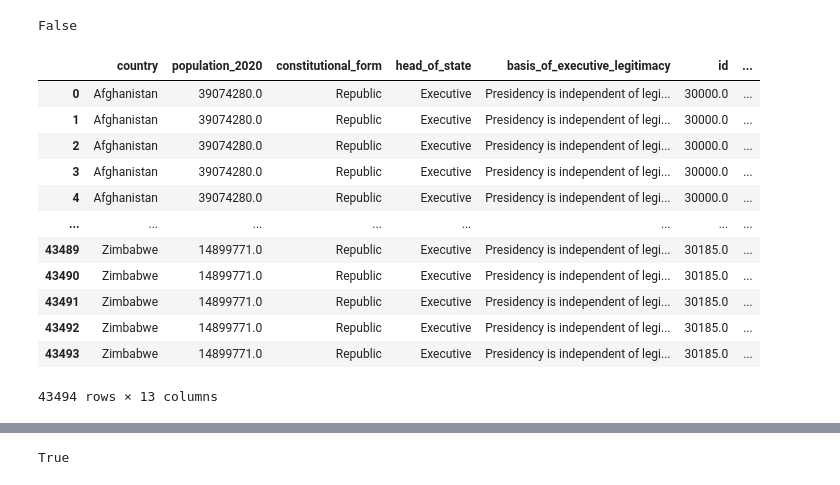
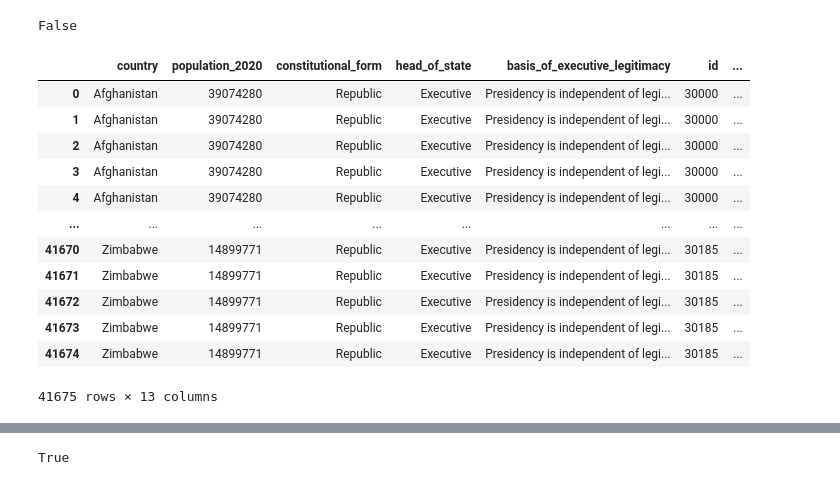
Before and after one commit to jonathanezeugo/Happiness_vs_Pandemic, a Jupyter notebook: happiness_vs_pandemic.ipynb, the cells around one changed output, grey strips where cells are left out. Saved outputs shown, nothing was run; the diff lists cells and outputs as text; code cells hidden in the pictures.

```diff
--- a/happiness_vs_pandemic.ipynb
+++ b/happiness_vs_pandemic.ipynb
@@ -314,2 +314,2 @@ world_pop_merg
 # %%
-world_pop_drop=world_pop_merg.dropna(subset=['constitutional_form'])
+world_pop_drop=world_pop_merg.dropna(subset=['constitutional_form','population_2020'])
@@ -867,27 +893,27 @@ array(['Afghanistan', 'Albania', 'Algeria', 'Antigua and Barbuda',
        'Uruguay', 'Uzbekistan', 'Vanuatu', 'Vatican', 'Venezuela',
        'Vietnam', 'World', 'Yemen', 'Zambia', 'Zimbabwe'], dtype=object)
 # %%
-clean_covid_df = clean_covid_df[clean_covid_df["country"].str.contains("Solomon Islands")==False]
-clean_covid_df = clean_covid_df[clean_covid_df["country"].str.contains("Somalia")==False]
-clean_covid_df = clean_covid_df[clean_covid_df["country"].str.contains("South America")==False]
-clean_covid_df = clean_covid_df[clean_covid_df["country"].str.contains("South Sudan")==False]
-clean_covid_df = clean_covid_df[clean_covid_df["country"].str.contains("Sudan")==False]
-clean_covid_df = clean_covid_df[clean_covid_df["country"].str.contains("Suriname")==False]
-clean_covid_df = clean_covid_df[clean_covid_df["country"].str.contains("Saint Lucia")==False]
-clean_covid_df = clean_covid_df[clean_covid_df["country"].str.contains("Qatar")==False]
-clean_covid_df = clean_covid_df[clean_covid_df["country"].str.contains("International")==False]
-clean_covid_df = clean_covid_df[clean_covid_df["country"].str.contains("Cuba")==False]
-clean_covid_df = clean_covid_df[clean_covid_df["country"].str.contains("Bhutan")==False]
+# clean_covid_df = clean_covid_df[clean_covid_df["country"].str.contains("Solomon Islands")==False]
+# clean_covid_df = clean_covid_df[clean_covid_df["country"].str.contains("Somalia")==False]
+# clean_covid_df = clean_covid_df[clean_covid_df["country"].str.contains("South America")==False]
+# clean_covid_df = clean_covid_df[clean_covid_df["country"].str.contains("South Sudan")==False]
+# clean_covid_df = clean_covid_df[clean_covid_df["country"].str.contains("Sudan")==False]
+# clean_covid_df = clean_covid_df[clean_covid_df["country"].str.contains("Suriname")==False]
+# clean_covid_df = clean_covid_df[clean_covid_df["country"].str.contains("Saint Lucia")==False]
+# clean_covid_df = clean_covid_df[clean_covid_df["country"].str.contains("Qatar")==False]
+# clean_covid_df = clean_covid_df[clean_covid_df["country"].str.contains("International")==False]
+# clean_covid_df = clean_covid_df[clean_covid_df["country"].str.contains("Cuba")==False]
+# clean_covid_df = clean_covid_df[clean_covid_df["country"].str.contains("Bhutan")==False]
 # %%
-clean_covid_df = clean_covid_df[clean_covid_df["country"].str.contains("Syria")==False]
-clean_covid_df = clean_covid_df[clean_covid_df["country"].str.contains("Timor")==False]
-clean_covid_df = clean_covid_df[clean_covid_df["country"].str.contains("Vanuatu")==False]
-clean_covid_df = clean_covid_df[clean_covid_df["country"].str.contains("Vatican")==False]
-clean_covid_df = clean_covid_df[clean_covid_df["country"].str.contains("World")==False]
-clean_covid_df = clean_covid_df[clean_covid_df["country"].str.contains("Antigua and Barbuda")==False]
-clean_covid_df = clean_covid_df[clean_covid_df["country"].str.contains("Hong Kong")==False]
-clean_covid_df = clean_covid_df[clean_covid_df["country"].str.contains("Taiwan")==False]
-clean_covid_df = clean_covid_df[clean_covid_df["country"].str.contains("South Africa")==False]
+# clean_covid_df = clean_covid_df[clean_covid_df["country"].str.contains("Syria")==False]
+# clean_covid_df = clean_covid_df[clean_covid_df["country"].str.contains("Timor")==False]
+# clean_covid_df = clean_covid_df[clean_covid_df["country"].str.contains("Vanuatu")==False]
+# clean_covid_df = clean_covid_df[clean_covid_df["country"].str.contains("Vatican")==False]
+# clean_covid_df = clean_covid_df[clean_covid_df["country"].str.contains("World")==False]
+# clean_covid_df = clean_covid_df[clean_covid_df["country"].str.contains("Antigua and Barbuda")==False]
+# clean_covid_df = clean_covid_df[clean_covid_df["country"].str.contains("Hong Kong")==False]
+# clean_covid_df = clean_covid_df[clean_covid_df["country"].str.contains("Taiwan")==False]
+# clean_covid_df = clean_covid_df[clean_covid_df["country"].str.contains("South Africa")==False]
 # %%
 n = len(pd.unique(clean_covid_df['country']))
 
@@ -1009,22 +1035,22 @@ clean_covid_df.isnull().values.any()
 # %% [output]
 False
 # %%
-new_world_covid_data= pd.merge(un_govt, clean_covid_df, on= 'country', how='right')
+new_world_covid_data= pd.merge(un_govt, clean_covid_df, on= 'country', how='left')
 new_world_covid_data
 # %% [output]
 |  | country | population_2020 | constitutional_form | head_of_state | basis_of_executive_legitimacy | id | ... |
-| 0 | Afghanistan | 39074280.0 | Republic | Executive | Presidency is independent of legi... | 30000.0 | ... |
-| 1 | Afghanistan | 39074280.0 | Republic | Executive | Presidency is independent of legi... | 30000.0 | ... |
-| 2 | Afghanistan | 39074280.0 | Republic | Executive | Presidency is independent of legi... | 30000.0 | ... |
-| 3 | Afghanistan | 39074280.0 | Republic | Executive | Presidency is independent of legi... | 30000.0 | ... |
-| 4 | Afghanistan | 39074280.0 | Republic | Executive | Presidency is independent of legi... | 30000.0 | ... |
+| 0 | Afghanistan | 39074280 | Republic | Executive | Presidency is independent of legi... | 30000 | ... |
+| 1 | Afghanistan | 39074280 | Republic | Executive | Presidency is independent of legi... | 30000 | ... |
+| 2 | Afghanistan | 39074280 | Republic | Executive | Presidency is independent of legi... | 30000 | ... |
+| 3 | Afghanistan | 39074280 | Republic | Executive | Presidency is independent of legi... | 30000 | ... |
+| 4 | Afghanistan | 39074280 | Republic | Executive | Presidency is independent of legi... | 30000 | ... |
 | ... | ... | ... | ... | ... | ... | ... | ... |
-| 43489 | Zimbabwe | 14899771.0 | Republic | Executive | Presidency is independent of legi... | 30185.0 | ... |
-| 43490 | Zimbabwe | 14899771.0 | Republic | Executive | Presidency is independent of legi... | 30185.0 | ... |
-| 43491 | Zimbabwe | 14899771.0 | Republic | Executive | Presidency is independent of legi... | 30185.0 | ... |
-| 43492 | Zimbabwe | 14899771.0 | Republic | Executive | Presidency is independent of legi... | 30185.0 | ... |
-| 43493 | Zimbabwe | 14899771.0 | Republic | Executive | Presidency is independent of legi... | 30185.0 | ... |
+| 41670 | Zimbabwe | 14899771 | Republic | Executive | Presidency is independent of legi... | 30185 | ... |
+| 41671 | Zimbabwe | 14899771 | Republic | Executive | Presidency is independent of legi... | 30185 | ... |
+| 41672 | Zimbabwe | 14899771 | Republic | Executive | Presidency is independent of legi... | 30185 | ... |
+| 41673 | Zimbabwe | 14899771 | Republic | Executive | Presidency is independent of legi... | 30185 | ... |
+| 41674 | Zimbabwe | 14899771 | Republic | Executive | Presidency is independent of legi... | 30185 | ... |
-43494 rows × 13 columns
+41675 rows × 13 columns
 # %%
 n = len(pd.unique(new_world_covid_data['id']))
 
```
Also changed, not shown: parts of 50 cells of this notebook, 10 other files.
